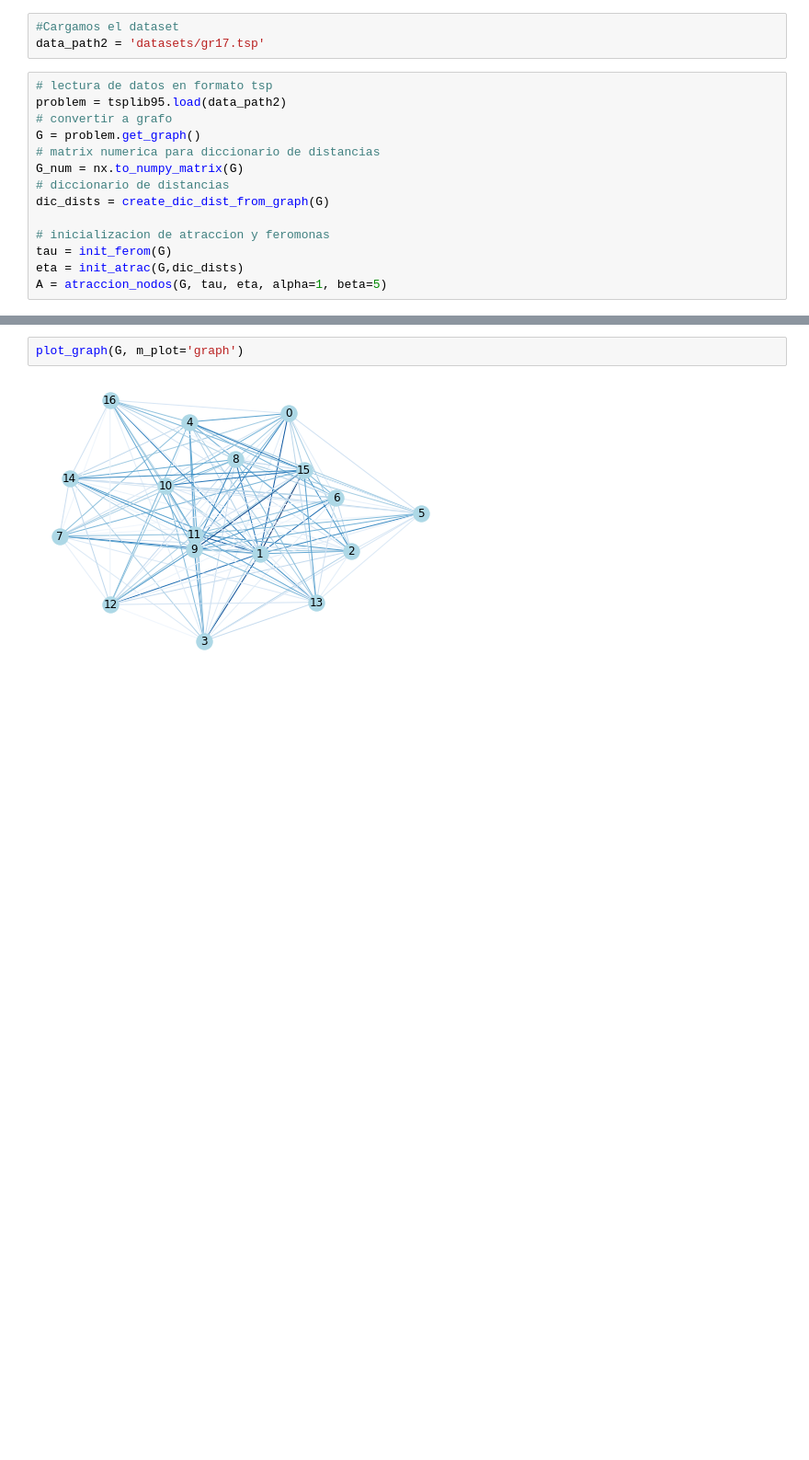
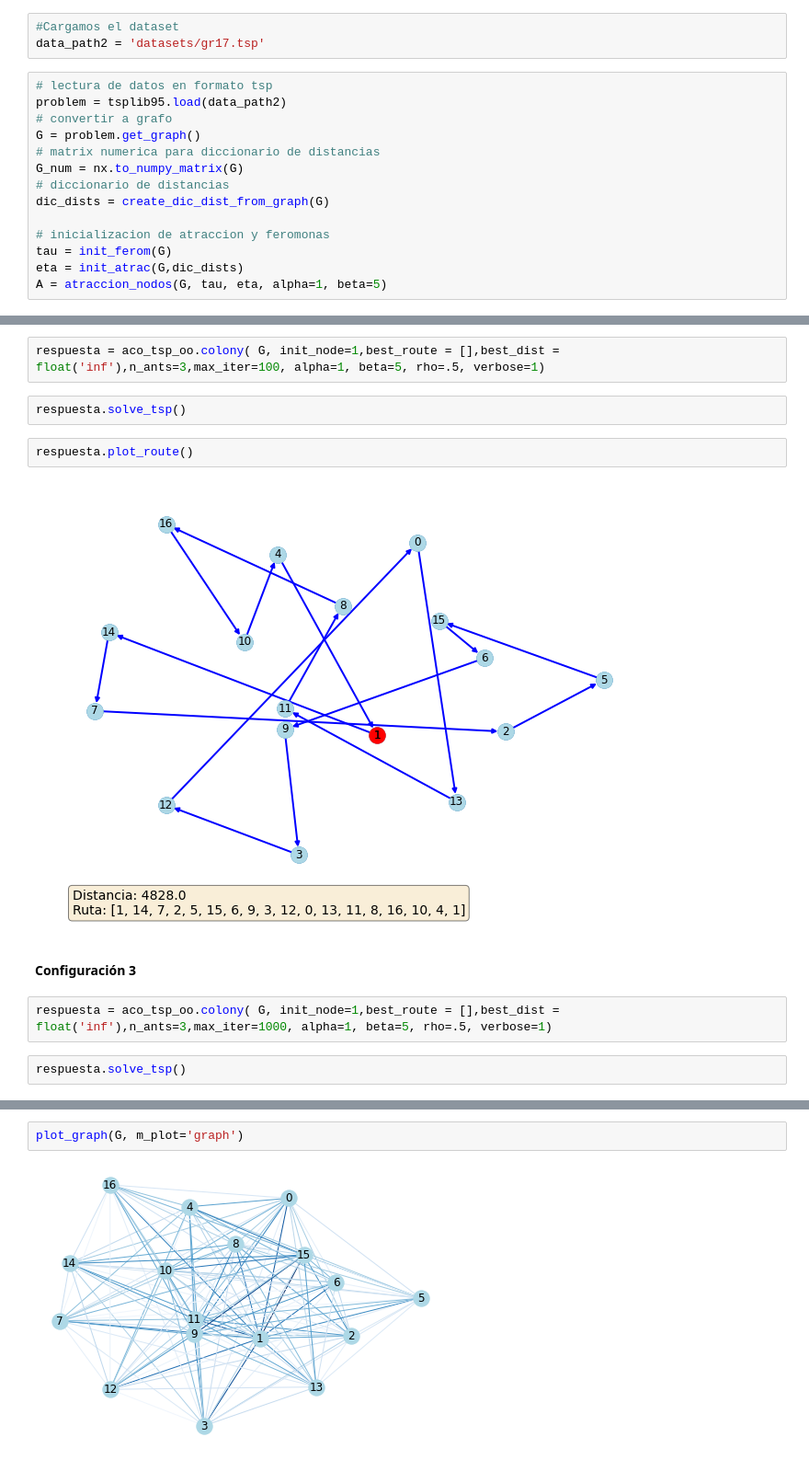
Before and after one commit to optimizacion-2-2021-1-gh-classroom/practica-2-primera-parte-ltejadal, a Jupyter notebook: reporte_equipo_10_parte_1_practica_2.ipynb, the cells around one changed output, grey strips where cells are left out. Shown at 92% size. Cells and saved outputs as stored; diff of their text form; blank space fills up the shorter version.

```diff
--- a/reporte_equipo_10_parte_1_practica_2.ipynb
+++ b/reporte_equipo_10_parte_1_practica_2.ipynb
@@ -26,0 +66,14 @@ A = atraccion_nodos(G, tau, eta, alpha=1, beta=5)
+# %%
+respuesta = aco_tsp_oo.colony( G, init_node=1,best_route = [],best_dist = float('inf'),n_ants=3,max_iter=100, alpha=1, beta=5, rho=.5, verbose=1)
+# %%
+respuesta.solve_tsp()
+# %%
+respuesta.plot_route()
+# %% [output]
+[figure, added]
+# %% [markdown]
+#### Configuración 3
+# %%
+respuesta = aco_tsp_oo.colony( G, init_node=1,best_route = [],best_dist = float('inf'),n_ants=3,max_iter=1000, alpha=1, beta=5, rho=.5, verbose=1)
+# %%
+respuesta.solve_tsp()
```
Also changed, not shown: parts of 55 cells of this notebook.
